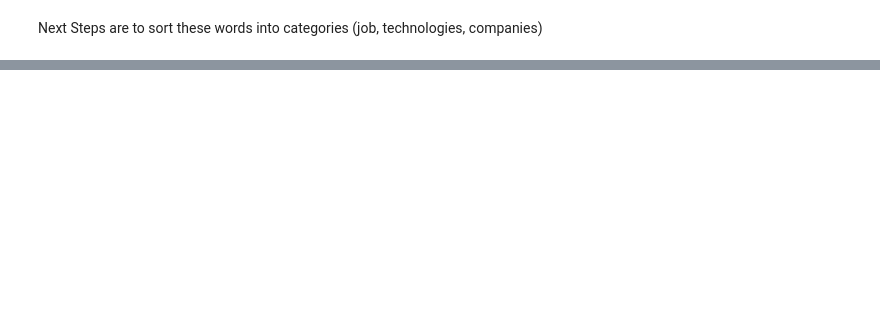
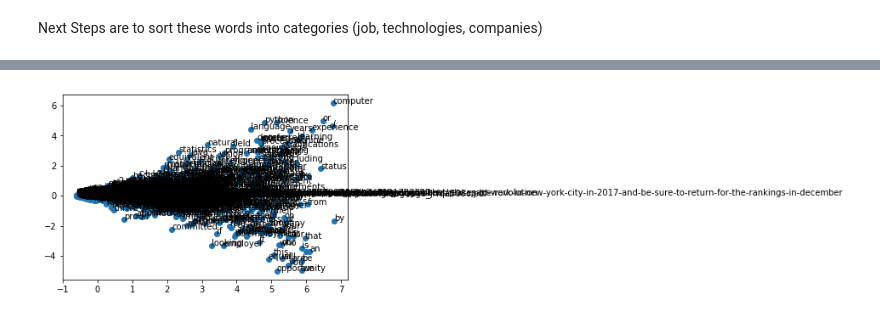
Before and after one commit to ChocoShell/career-posting-scraper, a Jupyter notebook: Indeed Scraper Updated.ipynb, the cells around one changed output, grey strips where cells are left out. Cells and saved outputs as stored; diff of their text form; code cells hidden in the pictures; blank space fills up the shorter version.

```diff
--- a/Indeed Scraper Updated.ipynb
+++ b/Indeed Scraper Updated.ipynb
@@ -216,0 +189,14 @@ dat
+# %%
+# !powershell -command "&{sudo pip3 install nltk}"
+from gensim.models import word2vec
+from nltk import word_tokenize
+
+# TODO: Remove Stop Words Manually
+# TODO: Preprocess Strings with Gensim
+# we need to pass splitted sentences to the model
+tokenized_sentences = [word_tokenize(sentence) for sentence in descriptions]
+
+model = word2vec.Word2Vec(tokenized_sentences, min_count=1)
+# %%
+Xwv = model.wv[model.wv.vocab]
+model.wv.most_similar(positive="nlp")
@@ -216,0 +214,16 @@ dat
+# %%
+from sklearn.decomposition import PCA
+
+pca = PCA(n_components=3)
+result = pca.fit_transform(Xwv)
+
+
+plt.scatter(result[:, 0], result[:, 1])
+
+words = list(model.wv.vocab)
+for i, word in enumerate(words):
+    plt.annotate(word, xy=(result[i, 0], result[i, 1]))
+
+plt.show()
+# %% [output]
+[figure, added]
```
Also changed, not shown: parts of 10 cells of this notebook.
